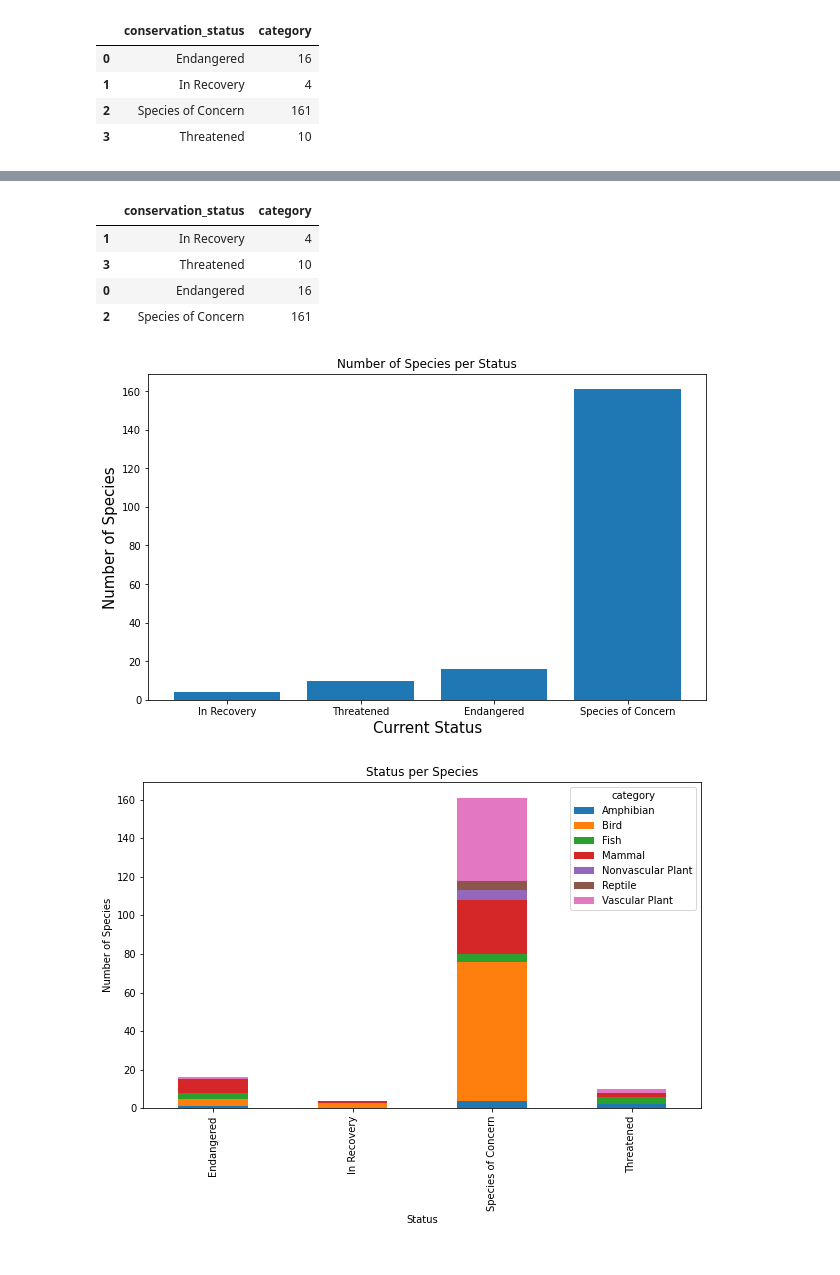
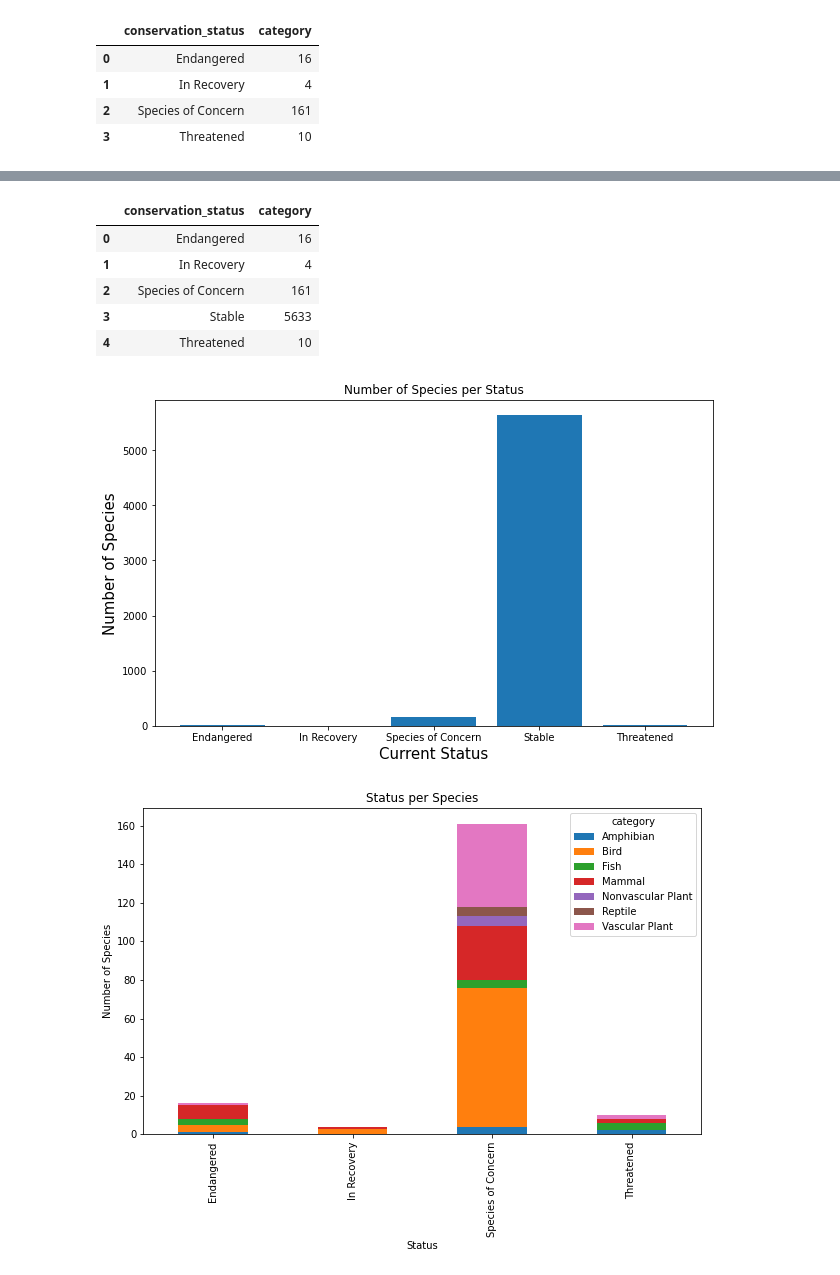
Before and after one commit to Mone12/endangered-species, a Jupyter notebook: endangered.ipynb, the cells around one changed output, grey strips where cells are left out. Cells and saved outputs as stored; diff of their text form; code cells hidden in the pictures.

Commit message:
joining tables

```diff
--- a/endangered.ipynb
+++ b/endangered.ipynb
@@ -70,31 +89,28 @@ status_df
 # %%
-## Getting rid of Null values in dataframe.
-
-df['conservation_status'] = df['conservation_status'].fillna('Stable')
 # Now that Null Values are gone in 'conservation_status', we can repeat execution above.
-
-new_stat = status_df.sort_values('category')
-new_stat
+status_df =df.groupby(['conservation_status'], as_index=False)['category'].count()
+status_df
 
 # Results show that the majority of recorded species are stable and the least are in recovery
 # %% [output]
 |  | conservation_status | category |
+| 0 | Endangered | 16 |
 | 1 | In Recovery | 4 |
-| 3 | Threatened | 10 |
-| 0 | Endangered | 16 |
 | 2 | Species of Concern | 161 |
+| 3 | Stable | 5633 |
+| 4 | Threatened | 10 |
 # %%
 ## Visual of number of species in each status.
 
 plt.figure(figsize=(10,6))
-plt.bar(new_stat['conservation_status'],new_stat['category'])
+plt.bar(status_df['conservation_status'],status_df['category'])
 plt.xlabel('Current Status', size = 15)
 plt.ylabel('Number of Species', size=15)
 plt.title('Number of Species per Status')
 plt.savefig("nos_status_bchart.png")
 plt.show()
 # %% [output]
-[figure, old version]
+[figure, new version]
 # %%
 ## The analyst between the first two graphs suggest that the majority of recorded species are Vascular Plants and are stable.
 ## This gives an obvious conclusion that most stable species are Vascular Plants.
```
Also changed, not shown: parts of 3 cells of this notebook, 1 other file.
